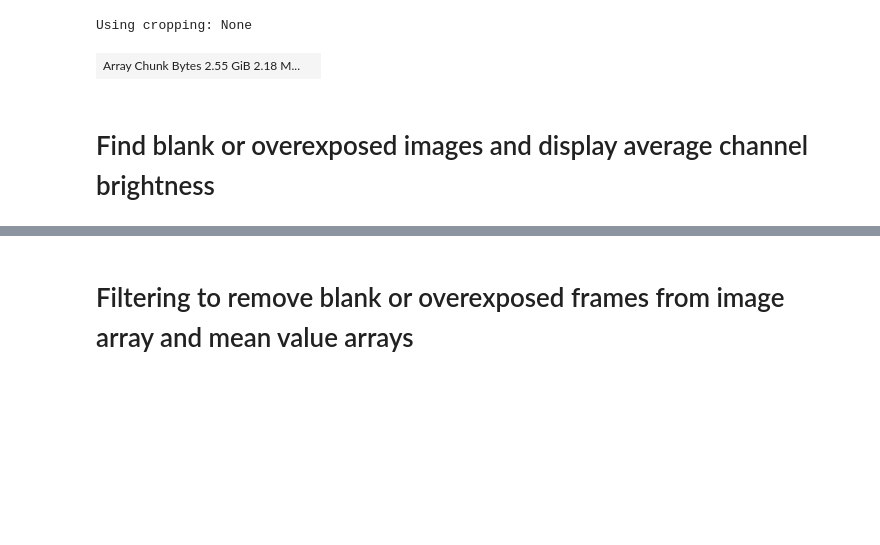
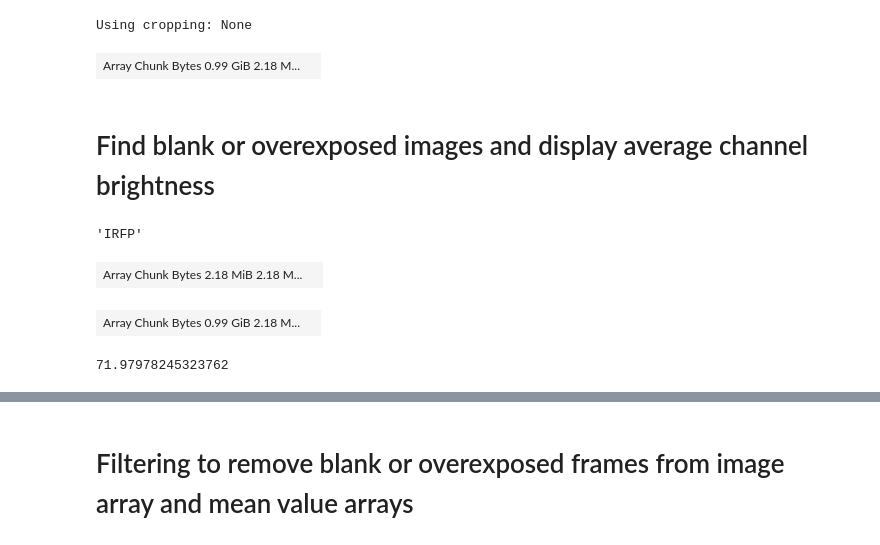
Before and after one commit to lowe-lab-ucl/segment-classify-track, a Jupyter notebook: align-troubleshooting.ipynb, the cells around one changed output, grey strips where cells are left out. Cells and saved outputs as stored; diff of their text form; code cells hidden in the pictures; blank space fills up the shorter version.

```diff
--- a/align-troubleshooting.ipynb
+++ b/align-troubleshooting.ipynb
@@ -23,9 +23,9 @@ from skimage import transform as tf
 # Find images, organise into raw folder and load using dask octo
 # %%
 ### define root directory and specific experiment and location (will later make iterable)
-root_dir = '/home/nathan/data/kraken/commitment/test/'
+root_dir = '/home/nathan/data/kraken/test/'
 expt = "MK0003"
-pos = "Pos1"
+pos = "Pos15"
 # %%
 ### create new subdir of for raw files and move them all there
 if not os.path.exists(os.path.join(root_dir, f'{expt}/{pos}/{pos}_raw')):
@@ -39,8 +39,8 @@ images = DaskOctopusLiteLoader(os.path.join(root_dir, f'{expt}/{pos}/{pos}_raw')
 # %% [output]
 Using cropping: None
 # %%
-images['irfp']
+images['brightfield']
 # %% [output]
-| Array Chunk Bytes 2.55 GiB 2.18 M... |  |
+| Array Chunk Bytes 0.99 GiB 2.18 M... |  |
 # %% [markdown]
 # Find blank or overexposed images and display average channel brightness
@@ -49,3 +47,19 @@ channel = images.channels[0]
+# %%
+channel.name
+# %% [output]
+'IRFP'
+# %%
+images[channel.name][0]
+# %% [output]
+| Array Chunk Bytes 2.18 MiB 2.18 M... |  |
+# %%
+images[channel.name]
+# %% [output]
+| Array Chunk Bytes 0.99 GiB 2.18 M... |  |
+# %%
+np.mean(images[channel.name][0].compute())
+# %% [output]
+71.97978245323762
 # %%
 %%time
 # pixel range criteria
```
Also changed, not shown: parts of 30 cells of this notebook, 5 other files.
